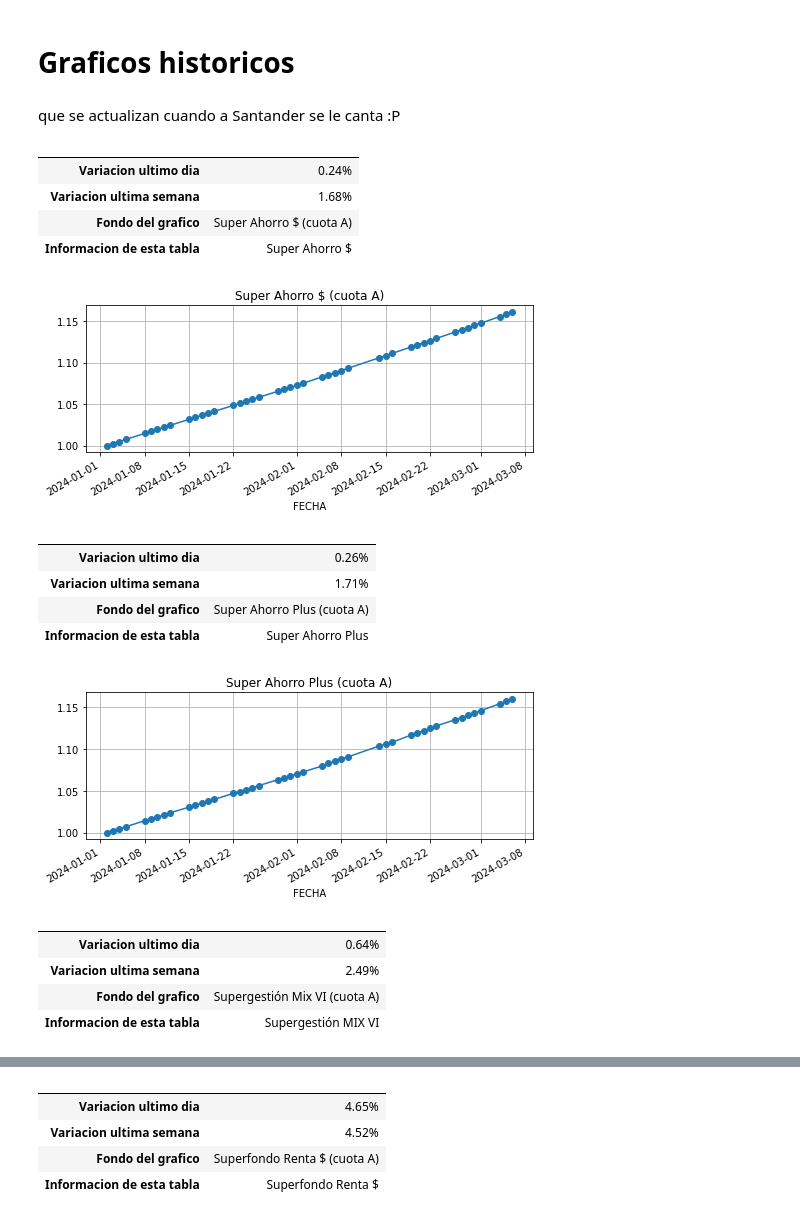
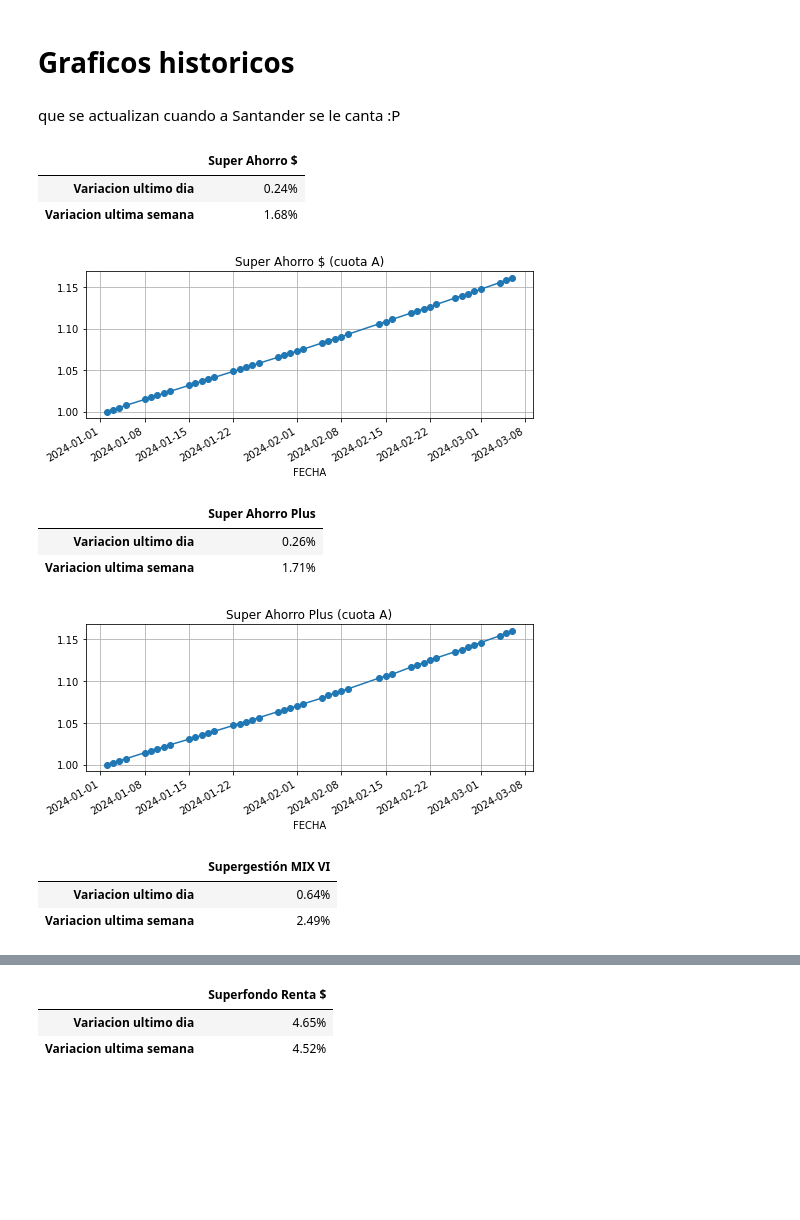
Before and after one commit to elsonidoq/san_plots, a Jupyter notebook: fetch-and-plot.ipynb, the cells around one changed output, grey strips where cells are left out. Saved outputs shown, nothing was run; the diff lists cells and outputs as text; code cells hidden in the pictures; blank space fills up the shorter version.

```diff
--- a/fetch-and-plot.ipynb
+++ b/fetch-and-plot.ipynb
@@ -95,57 +35,49 @@ for tier in data['fundsByRisk']:
 import matplotlib.pyplot as plt
 
 from IPython.display import display_markdown, Markdown, display
 from itertools import chain
 
 # display_markdown(Markdown('# Tablas con información de hoy'))
 # for tier in data['fundsByRisk']:
 #     display_markdown(Markdown('### Riesgo ' + tier['risk']))
 #     display(pd.DataFrame(
 #         [{'Nombre': e['name'], 'Variacion ultimo dia': e['periods']['lastDay']} for e in tier['funds']]
 #     ).sort_values('Variacion ultimo dia', ascending=False))
 
 
 display_markdown(Markdown('# Graficos historicos'))
 display_markdown(Markdown('que se actualizan cuando a Santander se le canta :P'))
 
 for c in df.columns:
     match = min(data_by_name, key=lambda x: Levenshtein.distance(normalize(x), normalize(c)))
 #     print(c, normalize(c), '->', match, Levenshtein.distance(match, normalize(c)))
     doc = data_by_name[match].copy()
-    doc['Nombre del fondo utilizado para el el grafico'] = c
-    doc['Nombre del fondo utilizaInformacion de esta tabla'] = match
-    display(pd.DataFrame({'':pd.Series(doc)}))
+#     doc['Nombre del fondo utilizado para el el grafico'] = c
+#     doc['Nombre del fondo utilizaInformacion de esta tabla'] = match
+    display(pd.DataFrame({match:pd.Series(doc)}))
 
     plt.figure(figsize=(8,3))
     (df[c] / df[c].min()).plot(marker='o')
     plt.title(c)
     plt.grid()
     plt.show()
 #     plt.savefig(c + '.png')
 # %% [output]
 # Graficos historicos
 que se actualizan cuando a Santander se le canta :P
-|  |  |
+|  | Super Ahorro $ |
 | Variacion ultimo dia | 0.24% |
 | Variacion ultima semana | 1.68% |
-| Fondo del grafico | Super Ahorro $ (cuota A) |
-| Informacion de esta tabla | Super Ahorro $ |
 [figure]
-|  |  |
+|  | Super Ahorro Plus |
 | Variacion ultimo dia | 0.26% |
 | Variacion ultima semana | 1.71% |
-| Fondo del grafico | Super Ahorro Plus (cuota A) |
-| Informacion de esta tabla | Super Ahorro Plus |
 [figure]
-|  |  |
+|  | Supergestión MIX VI |
 | Variacion ultimo dia | 0.64% |
 | Variacion ultima semana | 2.49% |
-| Fondo del grafico | Supergestión Mix VI (cuota A) |
-| Informacion de esta tabla | Supergestión MIX VI |
 [figure]
-|  |  |
+|  | Superfondo Renta $ |
 | Variacion ultimo dia | 4.65% |
 | Variacion ultima semana | 4.52% |
-| Fondo del grafico | Superfondo Renta $ (cuota A) |
-| Informacion de esta tabla | Superfondo Renta $ |
 [figure]
```
Also changed, not shown: parts of 7 cells of this notebook.
